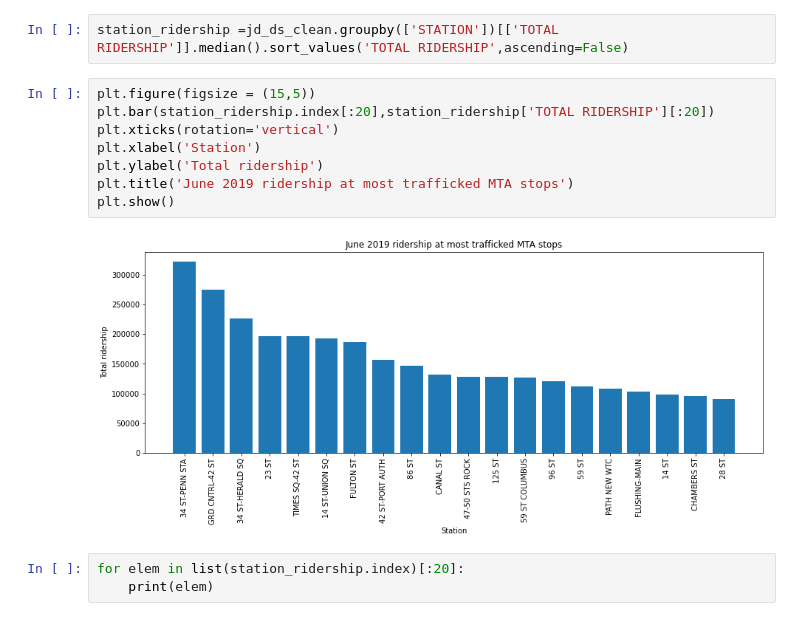
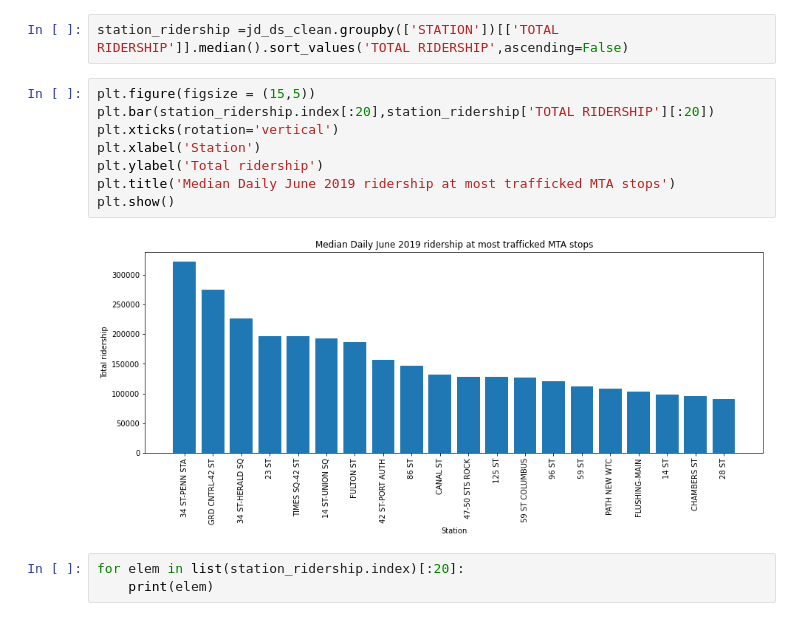
Before and after one commit to mattsegall/MTA-Project1, a Jupyter notebook: Nathaniel Exploration.ipynb, the cells around one changed output. Saved outputs shown, nothing was run; the diff lists cells and outputs as text.

```diff
--- a/Nathaniel Exploration.ipynb
+++ b/Nathaniel Exploration.ipynb
@@ -152,13 +132,13 @@ station_ridership =jd_ds_clean.groupby(['STATION'])[['TOTAL RIDERSHIP']].median(
 # %%
 plt.figure(figsize = (15,5))
 plt.bar(station_ridership.index[:20],station_ridership['TOTAL RIDERSHIP'][:20])
 plt.xticks(rotation='vertical')
 plt.xlabel('Station')
 plt.ylabel('Total ridership')
-plt.title('June 2019 ridership at most trafficked MTA stops')
+plt.title('Median Daily June 2019 ridership at most trafficked MTA stops')
 plt.show()
 # %% [output]
-[figure, old version]
+[figure, new version]
 # %%
 for elem in list(station_ridership.index)[:20]:
     print(elem)
```
Also changed, not shown: parts of 15 cells of this notebook.
